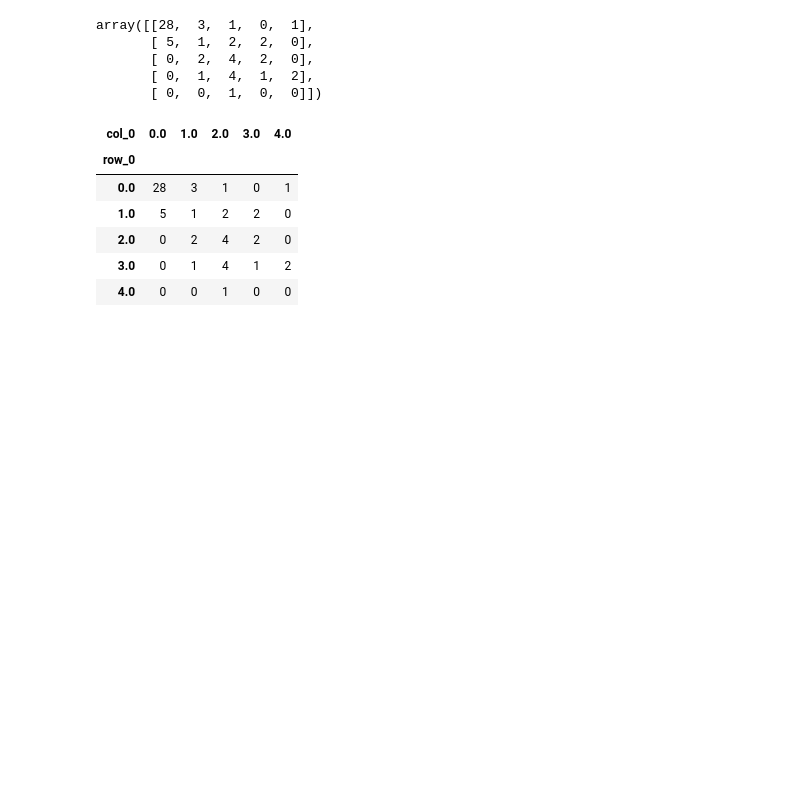
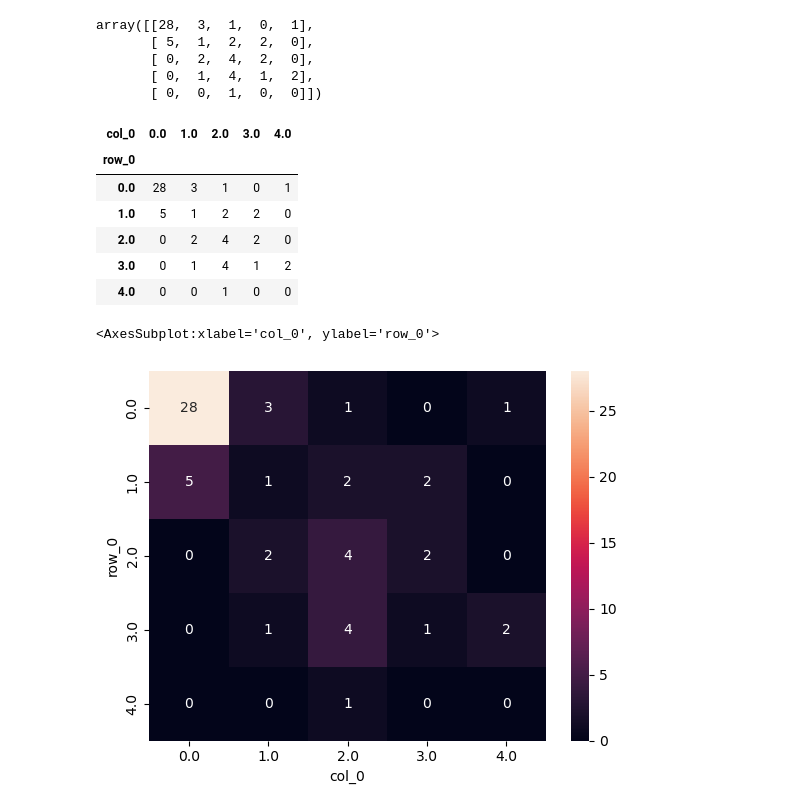
Before and after one commit to TheAgns/DataScience, a Jupyter notebook: Code/Heart Diseases.ipynb, the cells around one changed output. Cells and saved outputs as stored; diff of their text form; code cells hidden in the pictures; blank space fills up the shorter version.

```diff
--- a/Heart Diseases.ipynb
+++ b/Code/Heart Diseases.ipynb
@@ -241,3 +242,8 @@ conf
 | 2.0 | 0 | 2 | 4 | 2 | 0 |
 | 3.0 | 0 | 1 | 4 | 1 | 2 |
 | 4.0 | 0 | 0 | 1 | 0 | 0 |
+# %%
+sns.heatmap(conf, annot=True)
+# %% [output]
+<AxesSubplot:xlabel='col_0', ylabel='row_0'>
+[figure, added]
```
Also changed, not shown: parts of 1 cell of this notebook, 3 other files.
